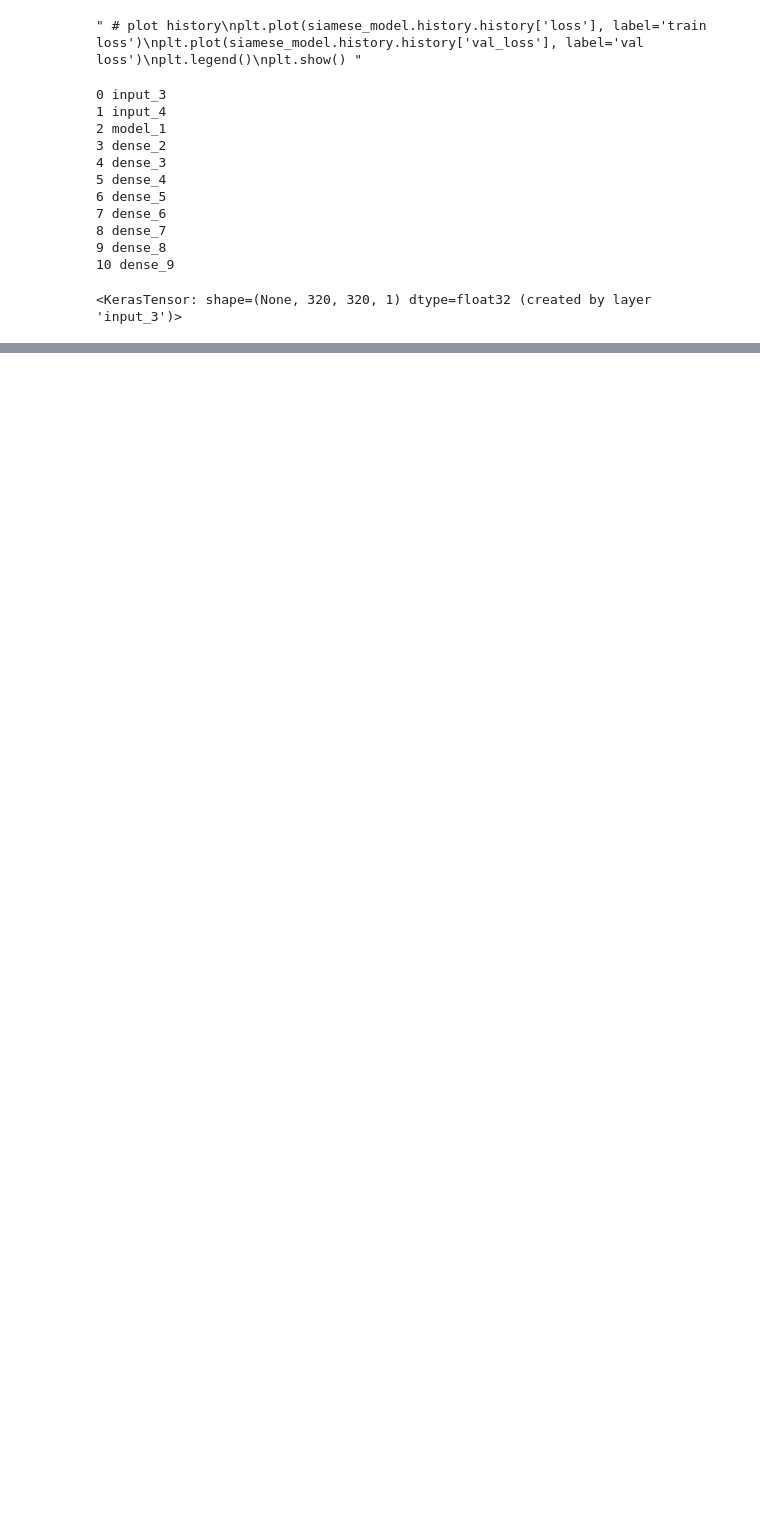
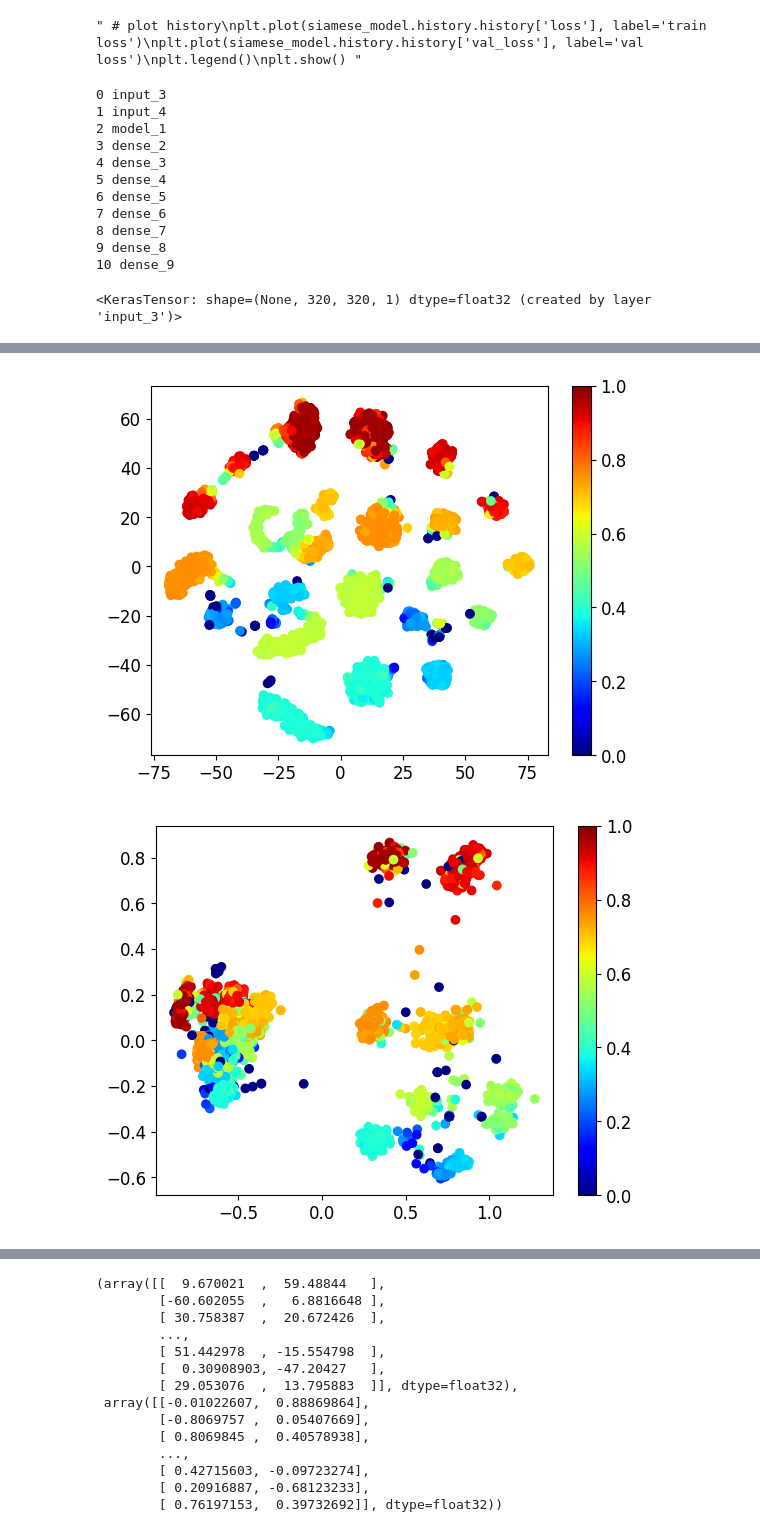
Before and after one commit to jpsousaUP/SSL_Project_1, a Jupyter notebook: notebooks/FullParameters/SiameseNN_PV_4.ipynb, the cells around one changed output, grey strips where cells are left out. Saved outputs shown, nothing was run; the diff lists cells and outputs as text; code cells hidden in the pictures; blank space fills up the shorter version.

```diff
--- a/notebooks/FullParameters/SiameseNN_PV_4.ipynb
+++ b/notebooks/FullParameters/SiameseNN_PV_4.ipynb
@@ -677,0 +672,43 @@ plt.show()
+# %%
+from sklearn.manifold import TSNE
+from sklearn.decomposition import PCA
+
+N_LAYER = -3
+
+def eval_tsne_pca(model, n_layer, x_test, y_test, plot=True):
+
+    # Get intermediate layer output and print the name
+    intermediate_layer_model = tf.keras.Model(inputs=model.input, outputs=model.layers[n_layer].output)
+    layer_name = model.layers[n_layer].name
+    print("Layer name:", layer_name)
+
+    intermediate_activations = intermediate_layer_model.predict(x_test)
+
+    # Apply t-SNE or PCA
+    tsne = TSNE(n_components=2, random_state=42)
+    tsne_results = tsne.fit_transform(intermediate_activations)
+
+    # Visualize t-SNE results
+    if plot:
+        plt.scatter(tsne_results[:, 0], tsne_results[:, 1], c=y_test[:, 0], cmap='jet')
+        plt.colorbar()
+        plt.show()
+
+    # apply PCA
+    pca = PCA(n_components=2)
+    pca_results = pca.fit_transform(intermediate_activations)
+
+    # Visualize PCA results
+    if plot:
+        plt.scatter(pca_results[:, 0], pca_results[:, 1], c=y_test[:, 0], cmap='jet')
+        plt.colorbar()
+        plt.show()
+
+    return tsne_results, pca_results
+
+eval_tsne_pca(model_3, n_layer=N_LAYER, x_test=X_test, y_test=y_test, plot=True)
+
+eval_tsne_pca(model_3, n_layer=N_LAYER, x_test=X_test_new, y_test=y_test_new, plot=True)
+
+# eval for X_test_new
+# %% [output]
@@ -677,0 +717,2 @@ plt.show()
+[figure, added]
+[figure, added]
@@ -677,0 +723,14 @@ plt.show()
+(array([[  9.670021  ,  59.48844   ],
+        [-60.602055  ,   6.8816648 ],
+        [ 30.758387  ,  20.672426  ],
+        ...,
+        [ 51.442978  , -15.554798  ],
+        [  0.30908903, -47.20427   ],
+        [ 29.053076  ,  13.795883  ]], dtype=float32),
+ array([[-0.01022607,  0.88869864],
+        [-0.8069757 ,  0.05407669],
+        [ 0.8069845 ,  0.40578938],
+        ...,
+        [ 0.42715603, -0.09723274],
+        [ 0.20916887, -0.68123233],
+        [ 0.76197153,  0.39732692]], dtype=float32))
```
Also changed, not shown: parts of 12 cells of this notebook, 1 other file.
